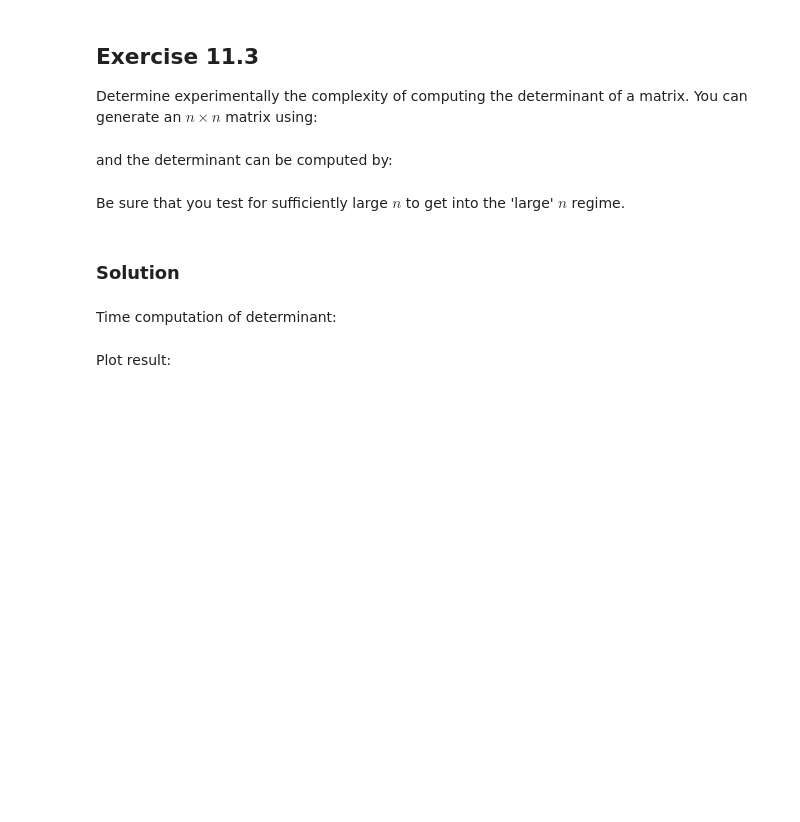
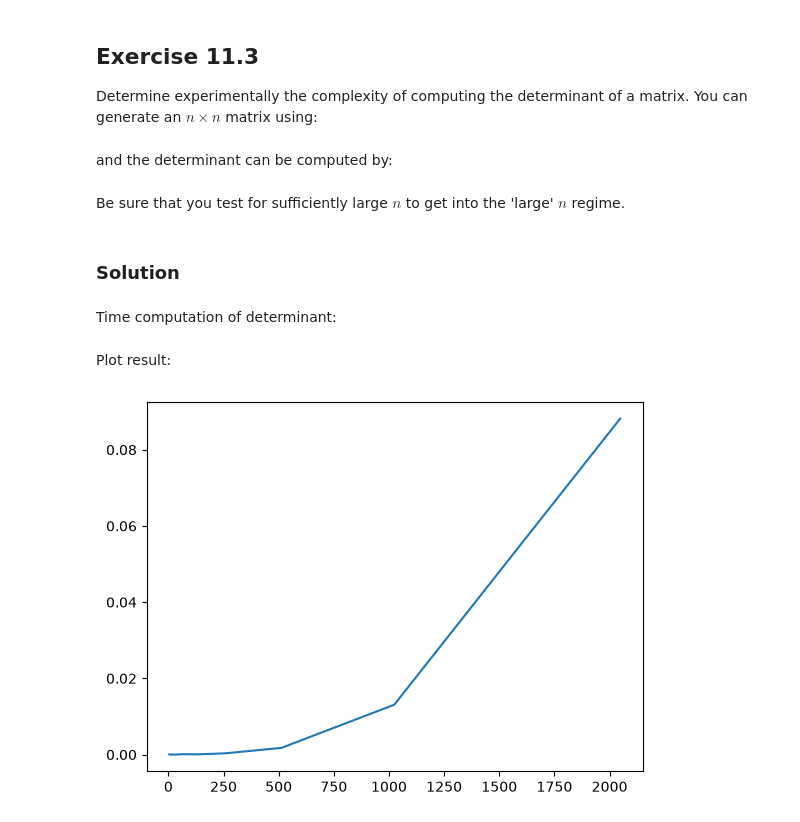
Before and after one commit to adrianchiu0218/PartIA-Computing-Michaelmas_khac5, a Jupyter notebook: Exercises/11 Exercises.ipynb, the cells around one changed output. Saved outputs shown, nothing was run; the diff lists cells and outputs as text; code cells hidden in the pictures; blank space fills up the shorter version.

```diff
--- a/Exercises/11 Exercises.ipynb
+++ b/Exercises/11 Exercises.ipynb
@@ -68,2 +80,11 @@ N = 2**np.arange(2, 12)
+# %%
+N = 2**np.arange(2, 12)
+times = []
+for n in N:
+    # generating matrix
+    A = np.random.rand(n,n)
+    # timing with repeat of 1 and number of 4
+    t = %timeit -q -o -n4 -r1 np.linalg.slogdet(A)
+    times.append(t.best)
 # %% [markdown]
 Plot result:
@@ -71,0 +91,6 @@ Plot result:
+# %%
+#plotting
+plt.plot(N, times)
+plt.show()
+# %% [output]
+[figure, added]
```
Also changed, not shown: parts of 5 cells of this notebook, 8 other files.
